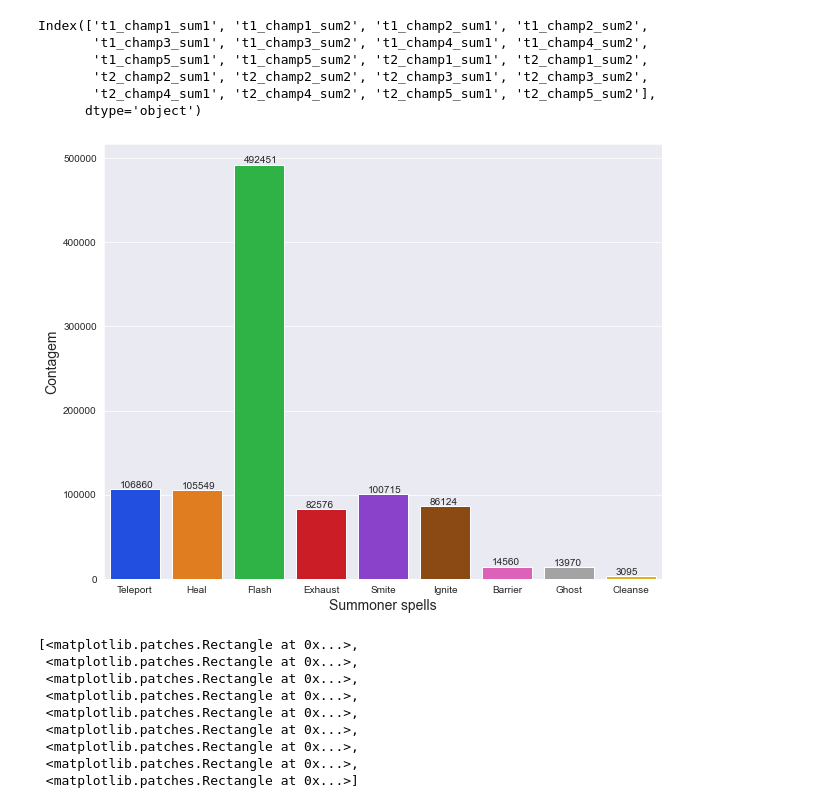
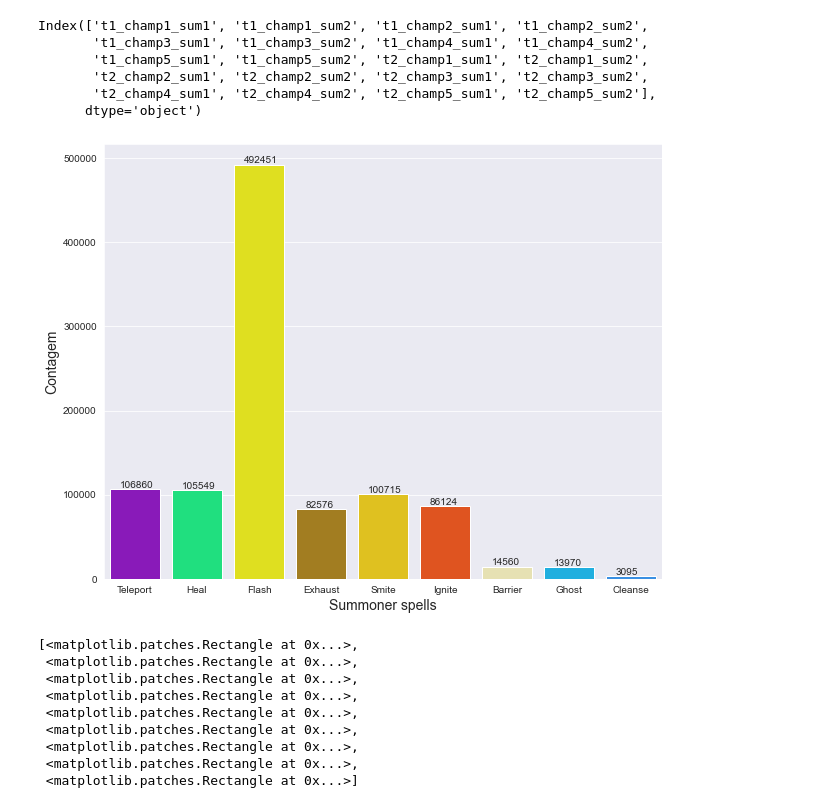
Before and after one commit to rafajovelho/League-Of-Legends-Data-Analysys, a Jupyter notebook: LoL.ipynb, the cells around one changed output. Drawn from its saved outputs; the diff is of its cells as text; code cells hidden in the pictures.

```diff
--- a/LoL.ipynb
+++ b/LoL.ipynb
@@ -520,20 +520,21 @@ sumSummon = pd.concat([df['t1_champ1_sum1'], df['t1_champ1_sum2'], df['t1_champ2
 # %%
 plt.figure(figsize=(10,8))
 
-ax = sns.countplot(x = sumSummon, palette = 'bright')
+# Spell colors
+spellColors = ['darkviolet', 'springgreen', 'yellow', 'darkgoldenrod', 'gold', 'orangered','palegoldenrod', 'deepskyblue','dodgerblue']
+#palette = 'bright'
+ax = sns.countplot(x = sumSummon, palette = spellColors)
 plt.xlabel('Summoner spells', fontdict={'fontsize': 14})
 plt.ylabel('Contagem', fontdict={'fontsize': 14})
 
 count = 0
 for p in ax.patches:
     ax.text(p.get_width()+(count-1.05), p.get_height()+2000 ,p.get_height())
     count+=1
 
-
-
 plt.show()
 # %% [output]
-[figure, old version]
+[figure, new version]
 # %%
 ax.patches
 # %% [output]
```
Also changed, not shown: parts of 14 cells of this notebook.
